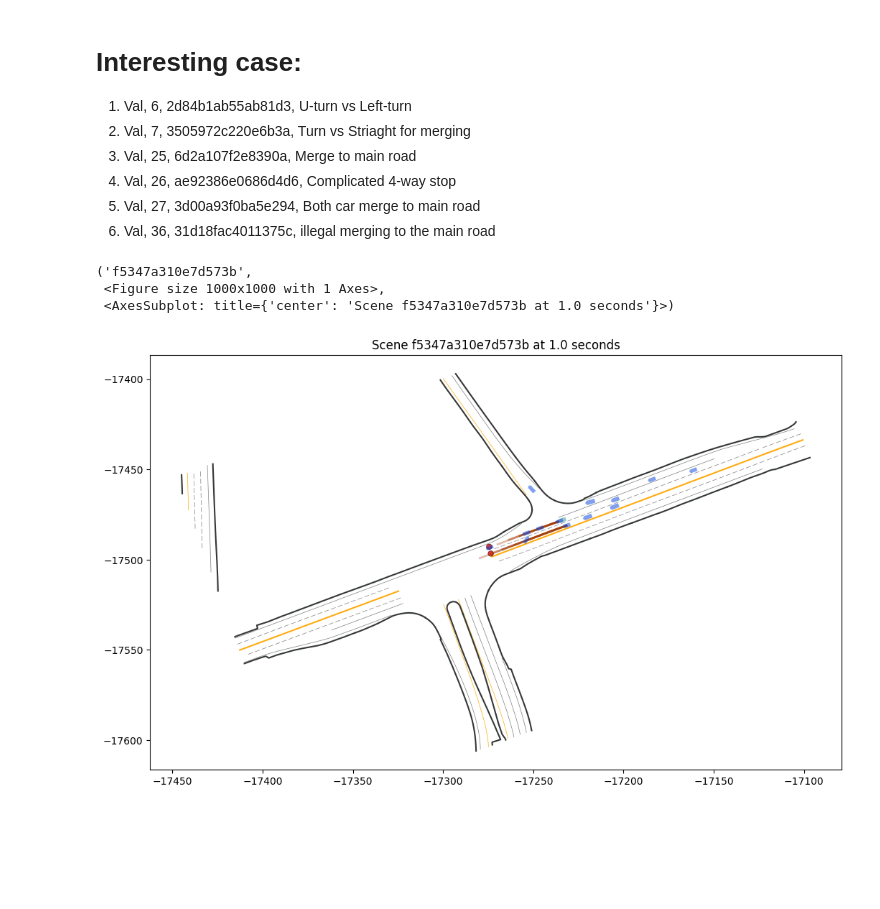
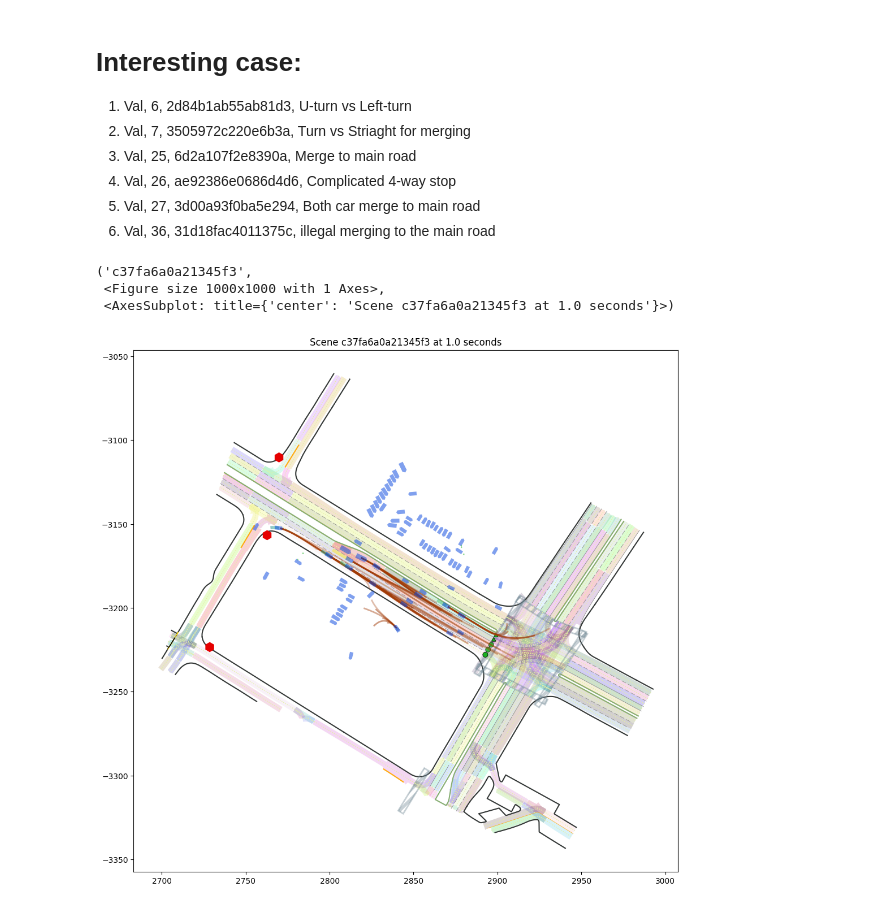
Before and after one commit to zzx9636/MTR, a Jupyter notebook: eval_model.ipynb, the cells around one changed output. Saved outputs shown, nothing was run; the diff lists cells and outputs as text; code cells hidden in the pictures; blank space fills up the shorter version.

Commit message:
add lane graph

```diff
--- a/eval_model.ipynb
+++ b/eval_model.ipynb
@@ -20,14 +23,15 @@ ckpt_path = '/Data/Dataset/MTR/model/checkpoint_epoch_30.pth'
 # %%
 
 mtr_inference = MTRInference(cfg_file, ckpt_path)
 
-index = 26
+index = 10
 
 scene_id, info = mtr_inference.generate_info(index)
+_, map_graph = mtr_inference.generate_graph(index)
 
-mtr_inference.visualize(scene_id, info, shift=0)
+mtr_inference.visualize(scene_id, info, shift=0, plot_lane=True, map_graph=map_graph)
 # %% [output]
-('f5347a310e7d573b',
+('c37fa6a0a21345f3',
  <Figure size 1000x1000 with 1 Axes>,
- <AxesSubplot: title={'center': 'Scene f5347a310e7d573b at 1.0 seconds'}>)
+ <AxesSubplot: title={'center': 'Scene c37fa6a0a21345f3 at 1.0 seconds'}>)
-[figure, old version]
+[figure, new version]
```
Also changed, not shown: parts of 1 cell of this notebook, 3 other files.
